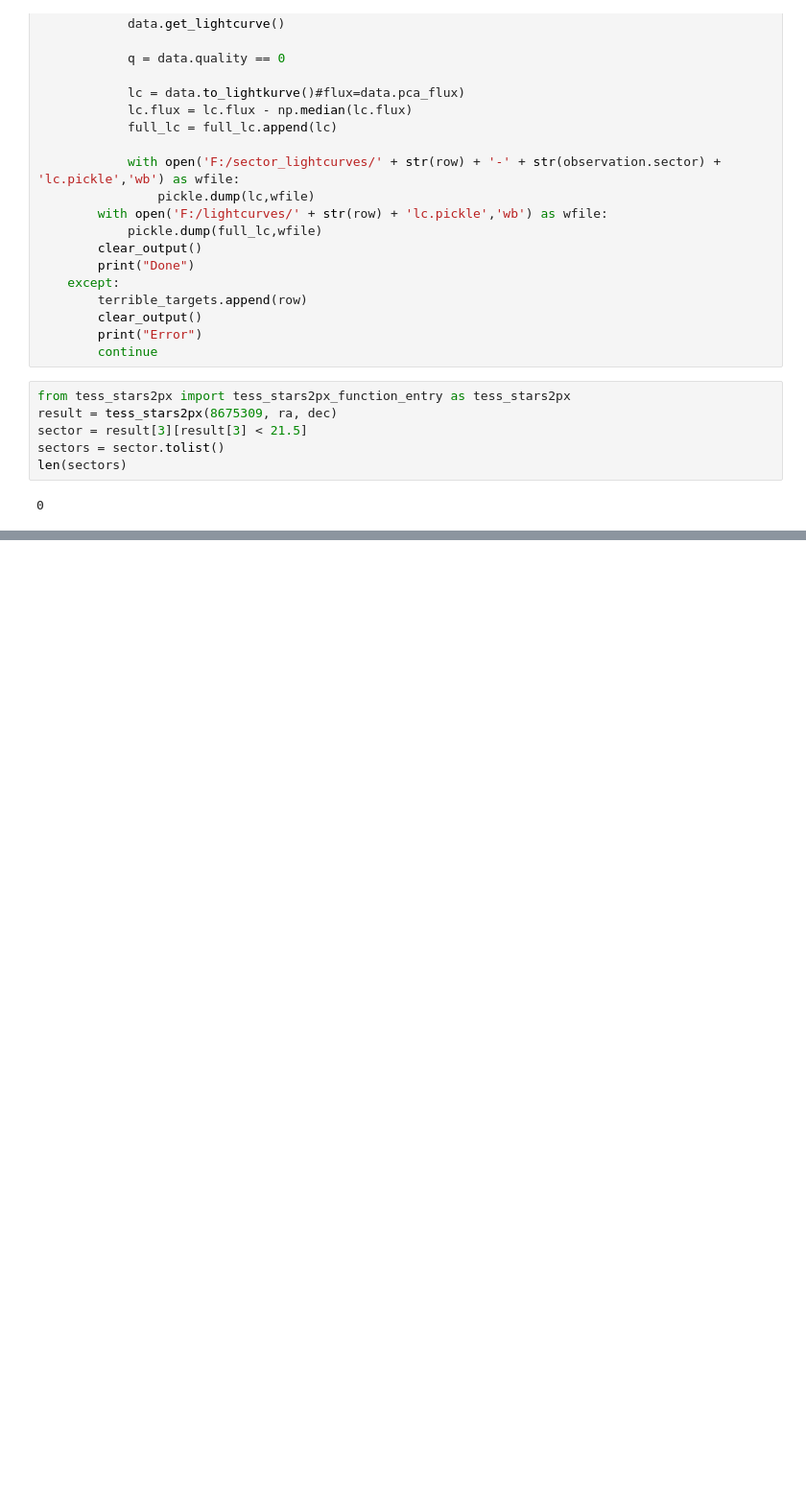
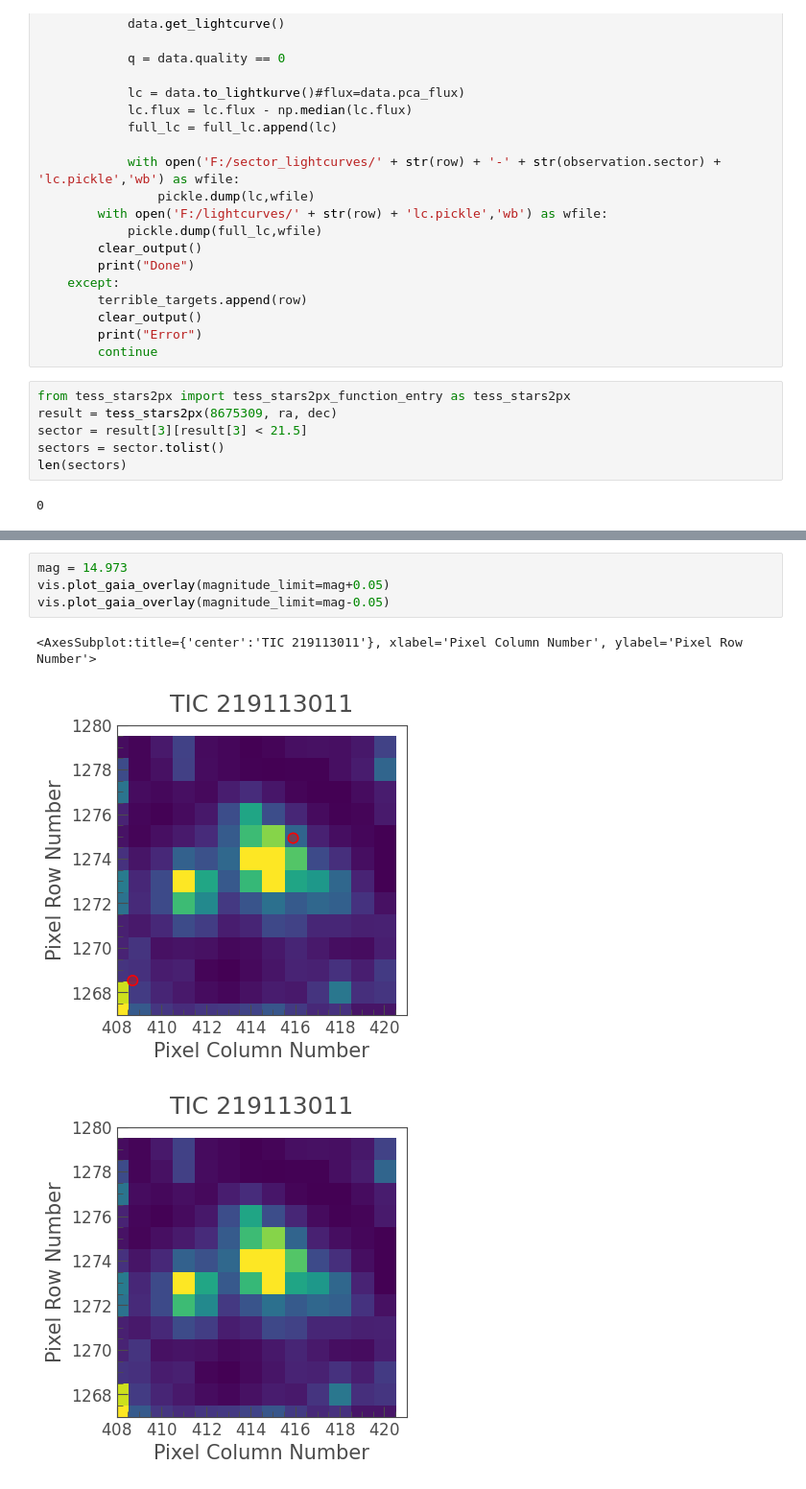
Before and after one commit to AlexanderEvitt/QuasVar, a Jupyter notebook: processing/generate_lightcurve.ipynb, the cells around one changed output, grey strips where cells are left out. Shown: that part at 96% size. Cells and saved outputs as stored; diff of their text form; blank space fills up the shorter version.

```diff
--- a/processing/generate_lightcurve.ipynb
+++ b/processing/generate_lightcurve.ipynb
@@ -188,0 +114,8 @@ zope.interface                     5.2.0
+# %%
+mag = 14.973
+vis.plot_gaia_overlay(magnitude_limit=mag+0.05)
+vis.plot_gaia_overlay(magnitude_limit=mag-0.05)
+# %% [output]
+<AxesSubplot:title={'center':'TIC 219113011'}, xlabel='Pixel Column Number', ylabel='Pixel Row Number'>
+[figure, added]
+[figure, added]
```
Also changed, not shown: parts of 15 cells of this notebook, 1 other file.
